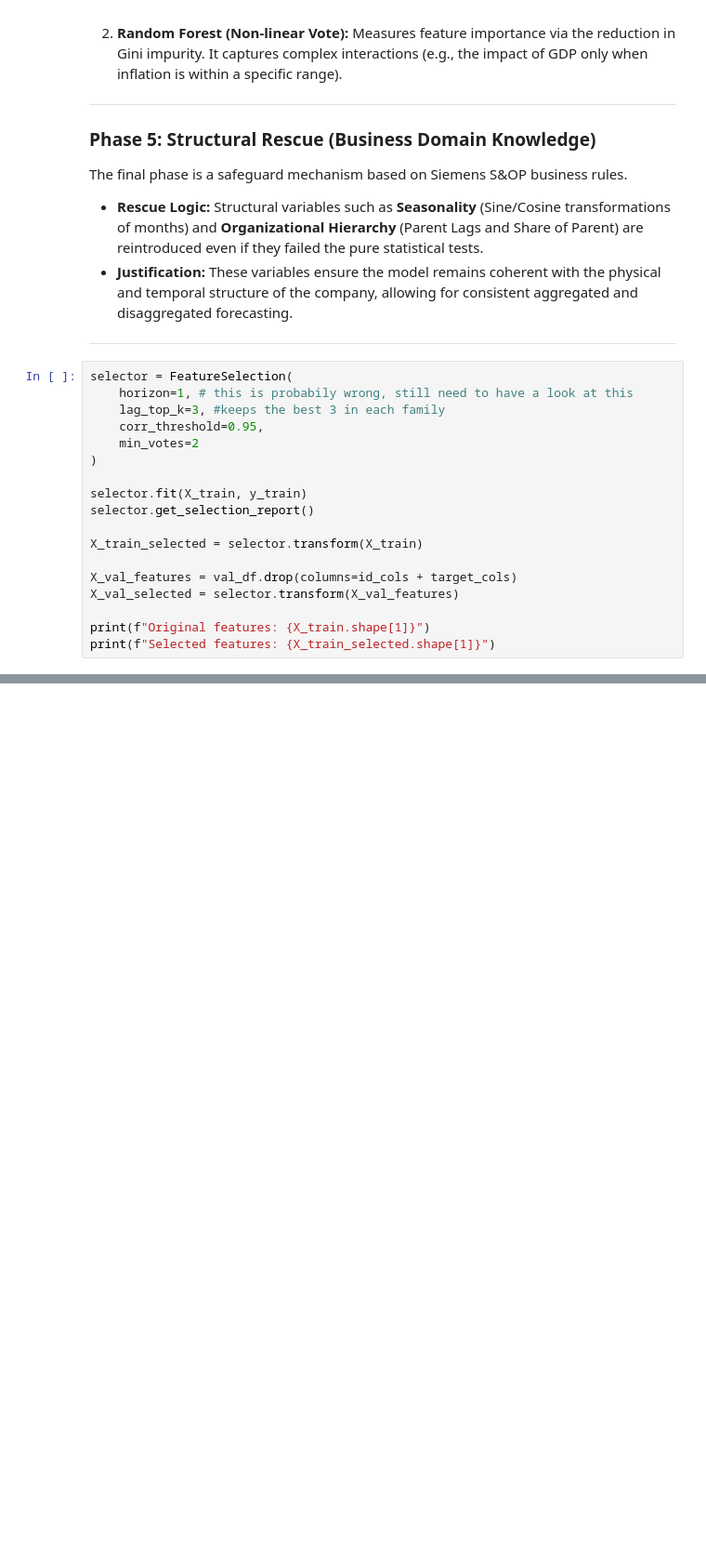
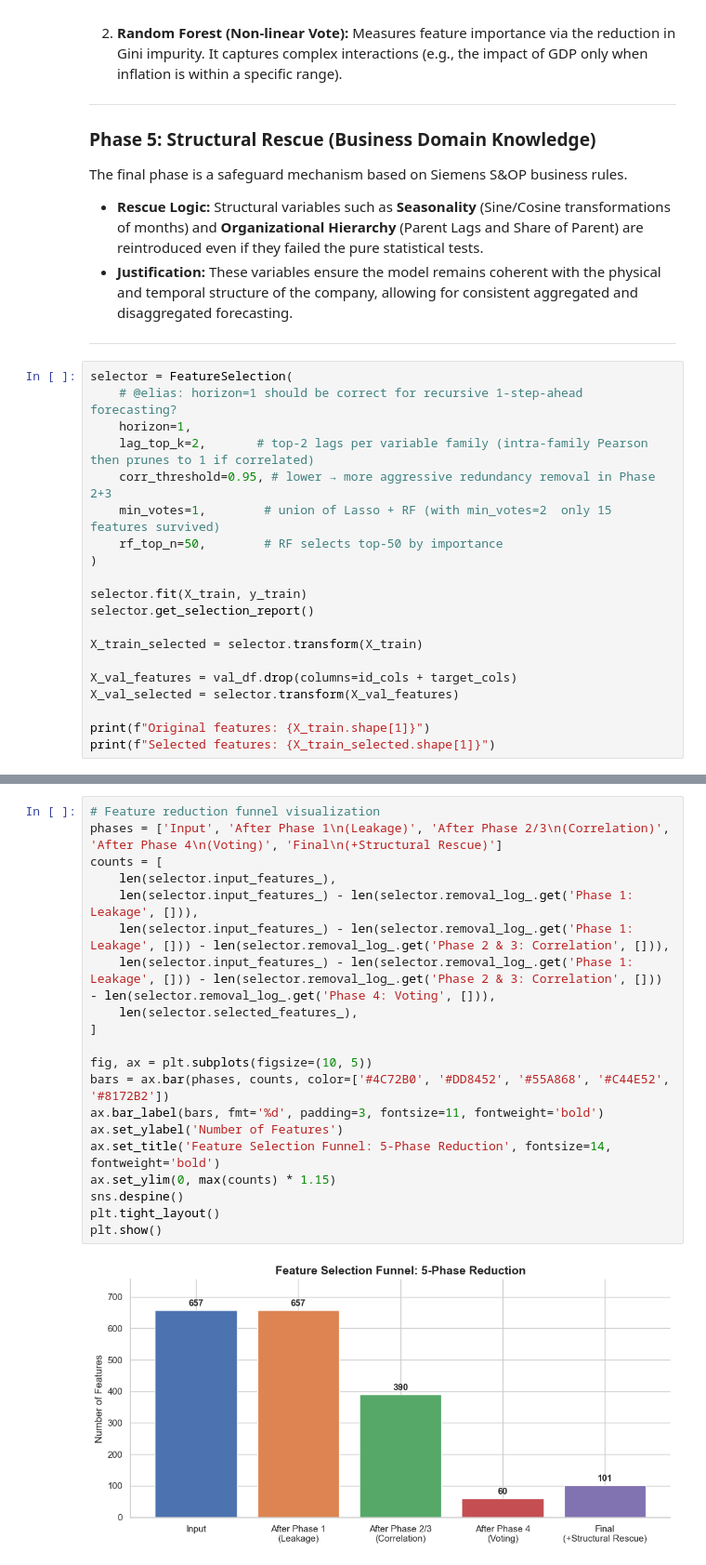
Before and after one commit to RuiSousaFerreiraIMS/Siemens_Advanta_BC, a Jupyter notebook: notebooks/5)Feature_Selection.ipynb, the cells around one changed output, grey strips where cells are left out. Shown at 93% size. Cells and saved outputs as stored; diff of their text form; blank space fills up the shorter version.

```diff
--- a/notebooks/5)Feature_Selection.ipynb
+++ b/notebooks/5)Feature_Selection.ipynb
@@ -92,10 +92,12 @@ The final phase is a safeguard mechanism based on Siemens S&OP business rules.
 ---
 # %%
 selector = FeatureSelection(
-    horizon=1, # this is probabily wrong, still need to have a look at this
-    lag_top_k=3, #keeps the best 3 in each family
-    corr_threshold=0.95,
-    min_votes=2
+    # @elias: horizon=1 should be correct for recursive 1-step-ahead forecasting?
+    horizon=1,
+    lag_top_k=2,       # top-2 lags per variable family (intra-family Pearson then prunes to 1 if correlated)
+    corr_threshold=0.95, # lower → more aggressive redundancy removal in Phase 2+3
+    min_votes=1,        # union of Lasso + RF (with min_votes=2  only 15 features survived)
+    rf_top_n=50,        # RF selects top-50 by importance
 )
 
 selector.fit(X_train, y_train)
@@ -131,0 +134,22 @@ Selected features: 75
+# %%
+# Feature reduction funnel visualization
+phases = ['Input', 'After Phase 1\n(Leakage)', 'After Phase 2/3\n(Correlation)', 'After Phase 4\n(Voting)', 'Final\n(+Structural Rescue)']
+counts = [
+    len(selector.input_features_),
+    len(selector.input_features_) - len(selector.removal_log_.get('Phase 1: Leakage', [])),
+    len(selector.input_features_) - len(selector.removal_log_.get('Phase 1: Leakage', [])) - len(selector.removal_log_.get('Phase 2 & 3: Correlation', [])),
+    len(selector.input_features_) - len(selector.removal_log_.get('Phase 1: Leakage', [])) - len(selector.removal_log_.get('Phase 2 & 3: Correlation', [])) - len(selector.removal_log_.get('Phase 4: Voting', [])),
+    len(selector.selected_features_),
+]
+
+fig, ax = plt.subplots(figsize=(10, 5))
+bars = ax.bar(phases, counts, color=['#4C72B0', '#DD8452', '#55A868', '#C44E52', '#8172B2'])
+ax.bar_label(bars, fmt='%d', padding=3, fontsize=11, fontweight='bold')
+ax.set_ylabel('Number of Features')
+ax.set_title('Feature Selection Funnel: 5-Phase Reduction', fontsize=14, fontweight='bold')
+ax.set_ylim(0, max(counts) * 1.15)
+sns.despine()
+plt.tight_layout()
+plt.show()
+# %% [output]
+[figure, added]
```
Also changed, not shown: parts of 4 cells of this notebook, 1 other file.
